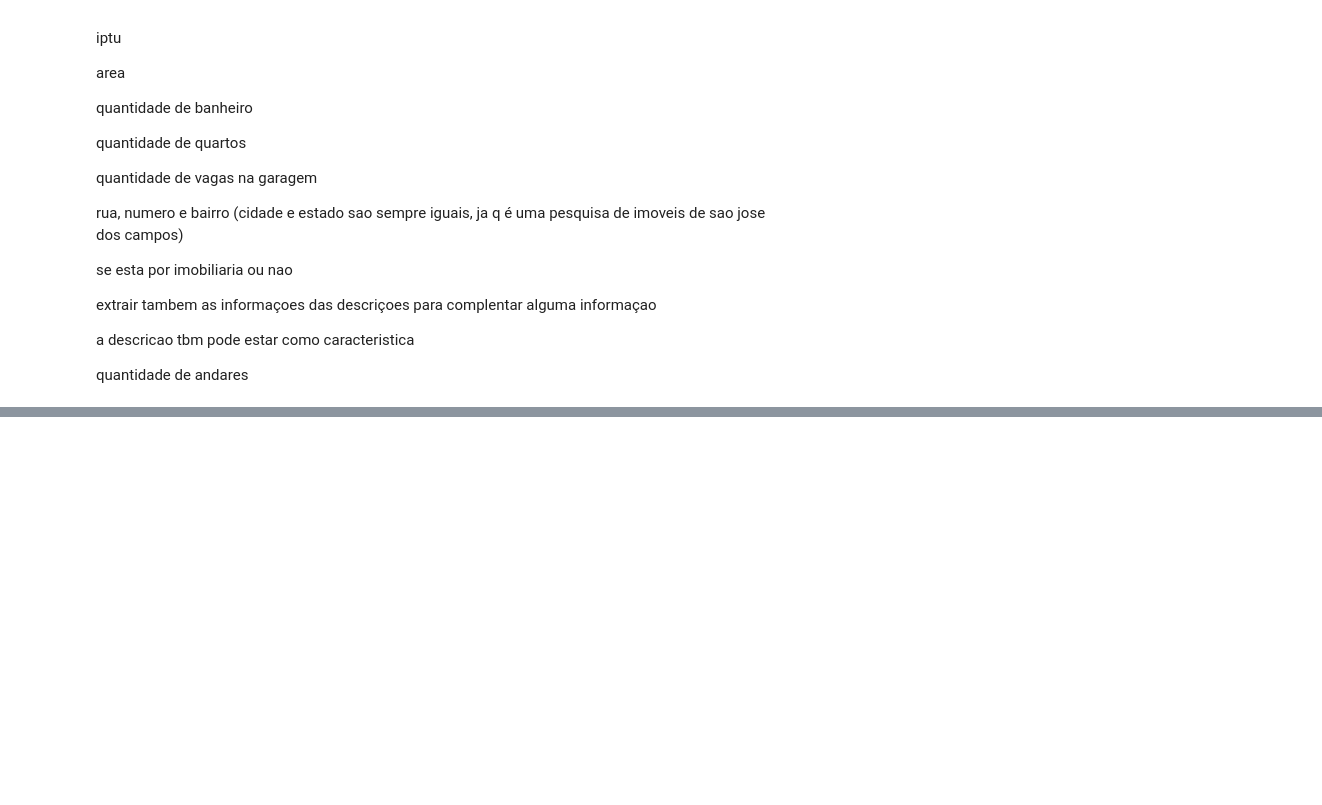
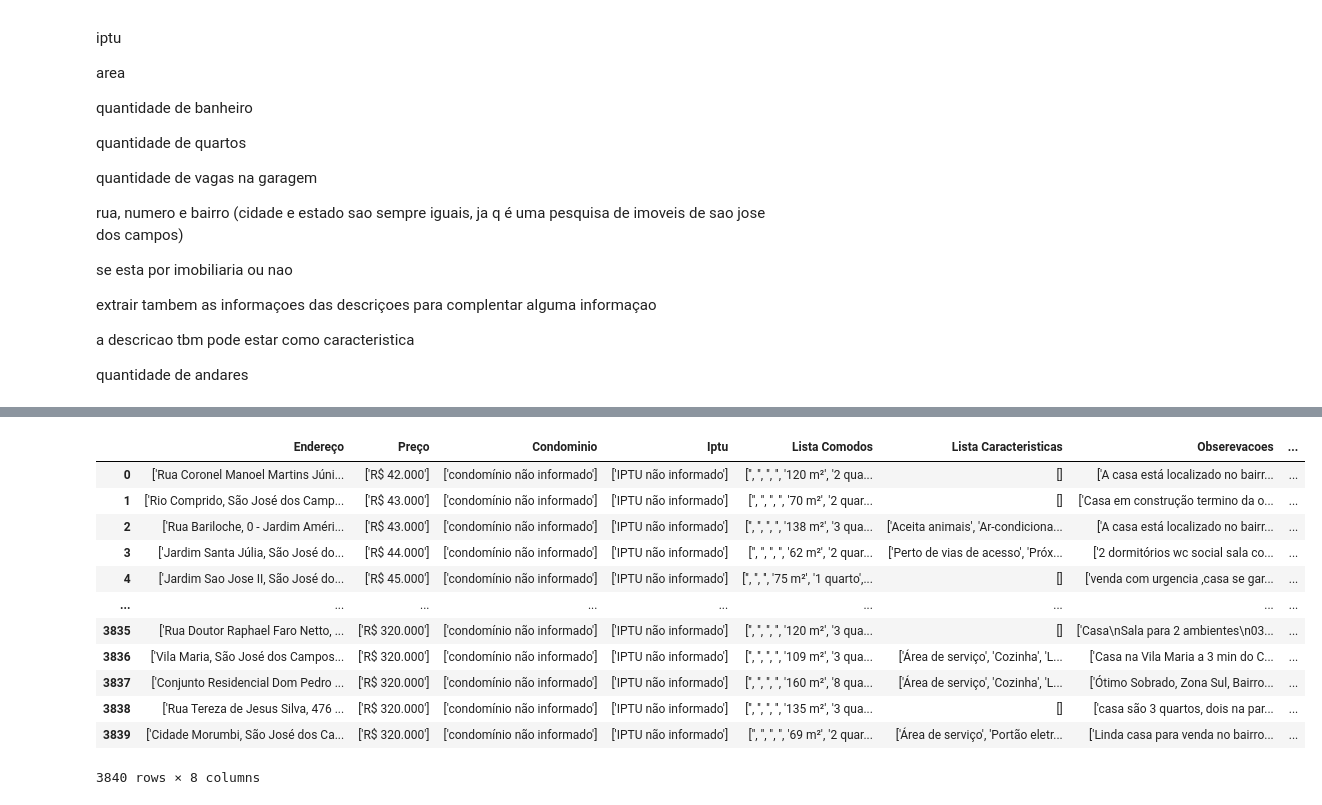
Before and after one commit to jpnune/estudo-imoveis-sao-jose-dos-campos, a Jupyter notebook: web scrapping imoveis zap/websacrapping imoveis sao jose dos campos site zap imoveis.ipynb, the cells around one changed output, grey strips where cells are left out. Drawn from its saved outputs; the diff is of its cells as text; code cells hidden in the pictures; blank space fills up the shorter version.

```diff
--- a/web scrapping imoveis zap/websacrapping imoveis sao jose dos campos site zap imoveis.ipynb
+++ b/web scrapping imoveis zap/websacrapping imoveis sao jose dos campos site zap imoveis.ipynb
@@ -163,0 +318,17 @@ dados
+# %%
+df = pd.read_csv('tabela_imoveis_raw_12_3_2022.csv')
+df
+# %% [output]
+|  | Endereço | Preço | Condominio | Iptu | Lista Comodos | Lista Caracteristicas | Obserevacoes | ... |
+| 0 | ['Rua Coronel Manoel Martins Júni... | ['R$ 42.000'] | ['condomínio não informado'] | ['IPTU não informado'] | ['', '', '', '', '120 m²', '2 qua... | [] | ['A casa está localizado no bairr... | ... |
+| 1 | ['Rio Comprido, São José dos Camp... | ['R$ 43.000'] | ['condomínio não informado'] | ['IPTU não informado'] | ['', '', '', '', '70 m²', '2 quar... | [] | ['Casa em construção termino da o... | ... |
+| 2 | ['Rua Bariloche, 0 - Jardim Améri... | ['R$ 43.000'] | ['condomínio não informado'] | ['IPTU não informado'] | ['', '', '', '', '138 m²', '3 qua... | ['Aceita animais', 'Ar-condiciona... | ['A casa está localizado no bairr... | ... |
+| 3 | ['Jardim Santa Júlia, São José do... | ['R$ 44.000'] | ['condomínio não informado'] | ['IPTU não informado'] | ['', '', '', '', '62 m²', '2 quar... | ['Perto de vias de acesso', 'Próx... | ['2 dormitórios wc social sala co... | ... |
+| 4 | ['Jardim Sao Jose II, São José do... | ['R$ 45.000'] | ['condomínio não informado'] | ['IPTU não informado'] | ['', '', '', '75 m²', '1 quarto',... | [] | ['venda com urgencia ,casa se gar... | ... |
+| ... | ... | ... | ... | ... | ... | ... | ... | ... |
+| 3835 | ['Rua Doutor Raphael Faro Netto, ... | ['R$ 320.000'] | ['condomínio não informado'] | ['IPTU não informado'] | ['', '', '', '', '120 m²', '3 qua... | [] | ['Casa\nSala para 2 ambientes\n03... | ... |
+| 3836 | ['Vila Maria, São José dos Campos... | ['R$ 320.000'] | ['condomínio não informado'] | ['IPTU não informado'] | ['', '', '', '', '109 m²', '3 qua... | ['Área de serviço', 'Cozinha', 'L... | ['Casa na Vila Maria a 3 min do C... | ... |
+| 3837 | ['Conjunto Residencial Dom Pedro ... | ['R$ 320.000'] | ['condomínio não informado'] | ['IPTU não informado'] | ['', '', '', '', '160 m²', '8 qua... | ['Área de serviço', 'Cozinha', 'L... | ['Ótimo Sobrado, Zona Sul, Bairro... | ... |
+| 3838 | ['Rua Tereza de Jesus Silva, 476 ... | ['R$ 320.000'] | ['condomínio não informado'] | ['IPTU não informado'] | ['', '', '', '', '135 m²', '3 qua... | [] | ['casa são 3 quartos, dois na par... | ... |
+| 3839 | ['Cidade Morumbi, São José dos Ca... | ['R$ 320.000'] | ['condomínio não informado'] | ['IPTU não informado'] | ['', '', '', '', '69 m²', '2 quar... | ['Área de serviço', 'Portão eletr... | ['Linda casa para venda no bairro... | ... |
+3840 rows × 8 columns
```
Also changed, not shown: parts of 16 cells of this notebook, 4 other files.
